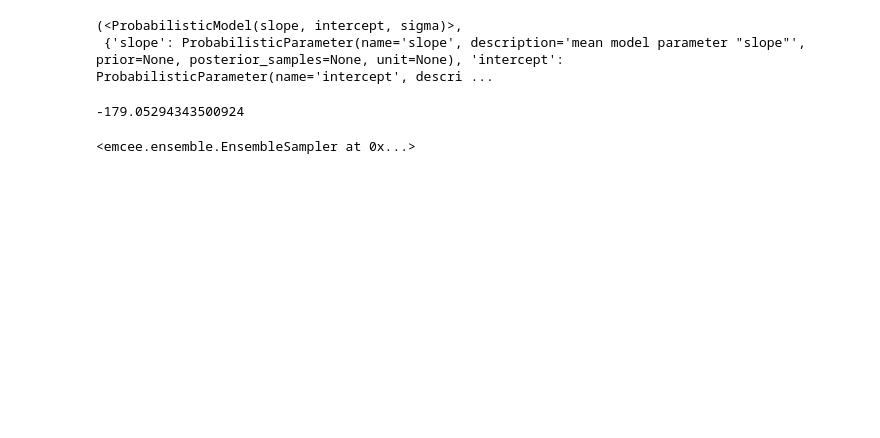
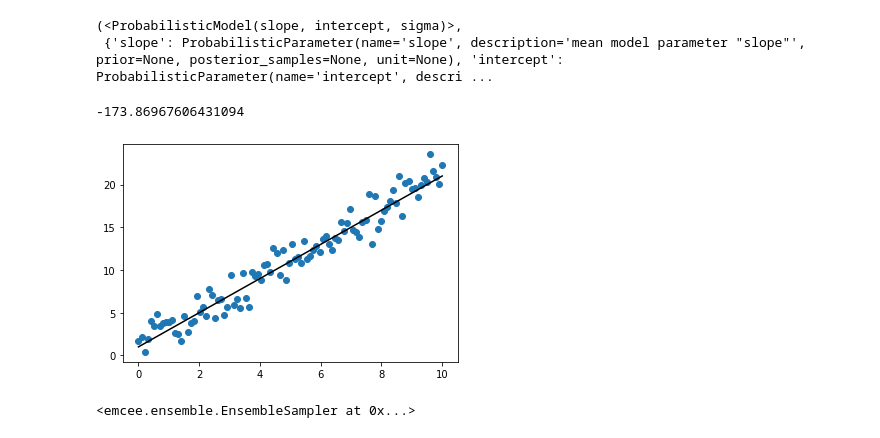
Before and after one commit to eteq/emceemr, a Jupyter notebook: notebooks/emceemr_basic_experiments.ipynb, the cells around one changed output. Cells and saved outputs as stored; diff of their text form; code cells hidden in the pictures; blank space fills up the shorter version.

```diff
--- a/notebooks/emceemr_basic_experiments.ipynb
+++ b/notebooks/emceemr_basic_experiments.ipynb
@@ -36,10 +36,13 @@ pm, pm.parameters
 # %%
 example_x = np.linspace(0, 10, 100)
 example_y = pm.data_distribution.distribution.rvs(loc=pm.mean_model(example_x), scale=pm.data_distribution.sigma)
 
+plt.scatter(example_x, example_y)
+plt.plot(example_x, pm.mean_model(example_x), c='k')
 pm.ln_prob([pm.mean_model.slope, pm.mean_model.intercept, pm.data_distribution.sigma], example_x, example_y)
 # %% [output]
--179.05294343500924
+-173.86967606431094
+[figure, added]
 # %%
 pm.slope.prior = stats.uniform(0, scale=4)
 pm.intercept.prior = stats.uniform(0, scale=2)
```
Also changed, not shown: parts of 2 cells of this notebook, 1 other file.
